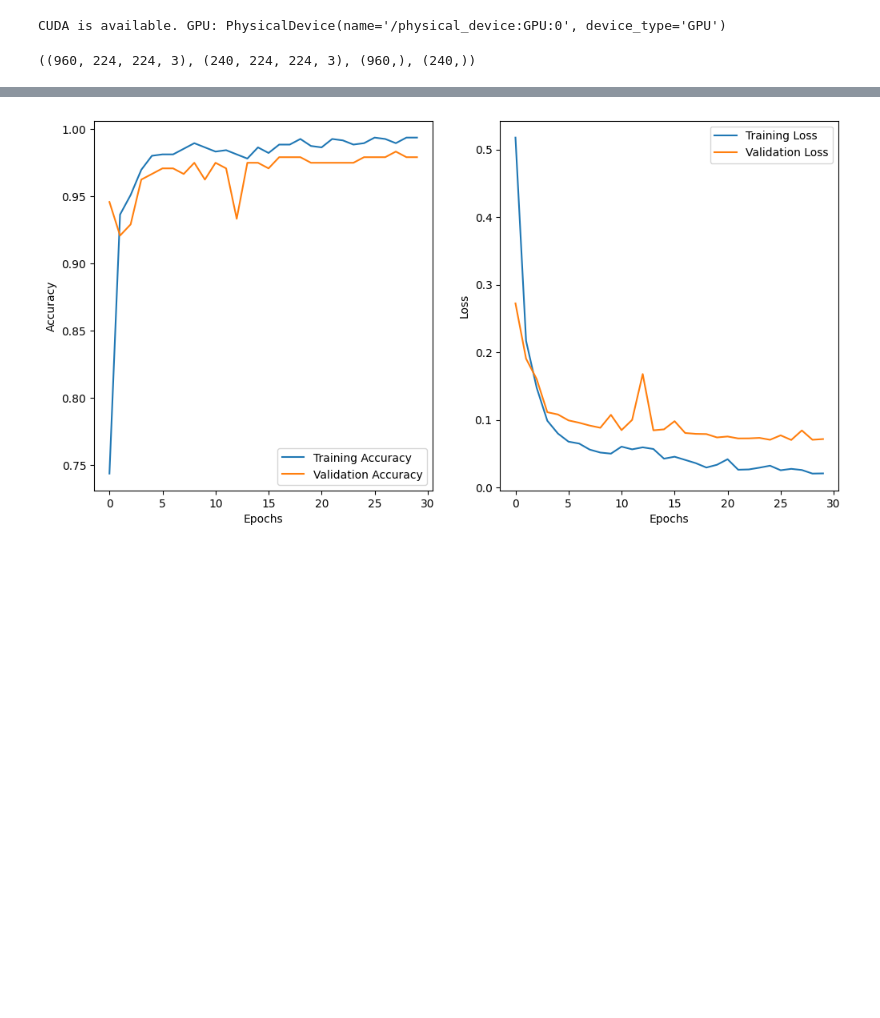
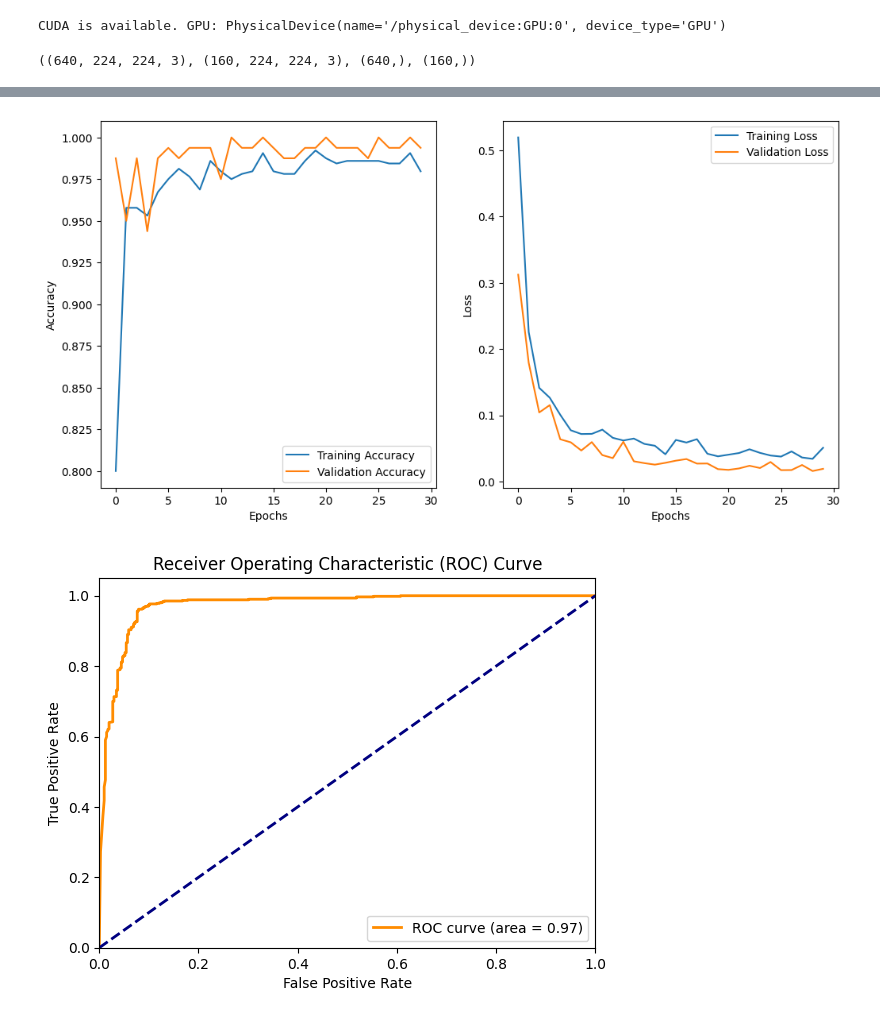
Before and after one commit to biggestUaena24/brain-tumor-detection, a Jupyter notebook: notebooks/vgg19_figures.ipynb, the cells around one changed output, grey strips where cells are left out. Cells and saved outputs as stored; diff of their text form; code cells hidden in the pictures; blank space fills up the shorter version.

```diff
--- a/notebooks/vgg19_figures.ipynb
+++ b/notebooks/vgg19_figures.ipynb
@@ -116,6 +116,9 @@ def load_data(target="train", limit=200, randomize=True):
 class DetectorModelBaseVGG19:
     def __init__(self, weights='imagenet', include_top=False, input_shape=(224, 224, 3), classes=["no", "yes"]):
         self.classes = [cl for cl in classes]
+        self.weights = weights
+        self.include_top = include_top
+        self.input_shape = input_shape
         self._build(weights, include_top, input_shape)
 
     def _build(self, weights, include_top, input_shape):
@@ -233,7 +236,7 @@ class DetectorModelBaseVGG19:
             print(f"Training with parameters: {params}")
 
             # Reset model
-            self.build()
+            self._build(self.weights, self.include_top, self.input_shape)
             self.compile(optimizer=params['optimizer'],
                          loss=params['loss'], metrics=["accuracy"])
 
@@ -268,24 +271,37 @@ else:
 CUDA is available. GPU: PhysicalDevice(name='/physical_device:GPU:0', device_type='GPU')
 # %%
 random_seed = 42
-X, Y = load_data(target='train', limit=600)
+X, Y = load_data(target='train', limit=400)
 train_X, test_X, train_Y, test_Y = train_test_split(X, Y, test_size=0.2, random_state=random_seed)
 train_X.shape, test_X.shape, train_Y.shape, test_Y.shape
 # %% [output]
-((960, 224, 224, 3), (240, 224, 224, 3), (960,), (240,))
+((640, 224, 224, 3), (160, 224, 224, 3), (640,), (160,))
 # %%
-best_vgg_model = DetectorModelBaseVGG19()
+param_grid_vgg = {
+    'optimizer': ['adam', 'rmsprop'],
+    'loss': ['binary_crossentropy'],
+    'batch_size': [32, 64],
+    'epochs': [30],
+}
 
-best_vgg_model.compile(optimizer='adam', loss='binary_crossentropy')
+vgg_model = DetectorModelBaseVGG19()
 
-best_vgg_history = best_vgg_model.fit(train_X, train_Y, test_X, test_Y, batch_size=32, epochs=30, verbose=0)
+best_history, best_params = vgg_model.grid_search(param_grid_vgg, train_X, train_Y, test_X, test_Y)
+
+vgg_model = DetectorModelBaseVGG19()
+
+vgg_model.compile(optimizer=best_params['optimizer'], loss=best_params['loss'])
+
+best_history = vgg_model.fit(train_X, train_Y, test_X, test_Y, batch_size=best_params['batch_size'], epochs=best_params['epochs'], verbose=0)
 
 test_X, test_Y = load_data(target="test", limit=600)
 
-score = best_vgg_model.score(test_X, test_Y)
+score = vgg_model.score(test_X, test_Y)
 
 print("loss:", score[0])
 print("accuracy:", score[1])
 
-best_vgg_model.plot_accuracy()
+vgg_model.plot_accuracy()
+vgg_model.plot_roc_curve(test_X, test_Y)
+vgg_model.plot_confusion_matrix(test_X, test_Y)
 # %% [output]
@@ -296 +325,2 @@ accuracy: 0.9363183975219727
-[figure, old version]
+[figure, new version]
+[figure, added]
```
Also changed, not shown: parts of 6 cells of this notebook, 2 other files.
